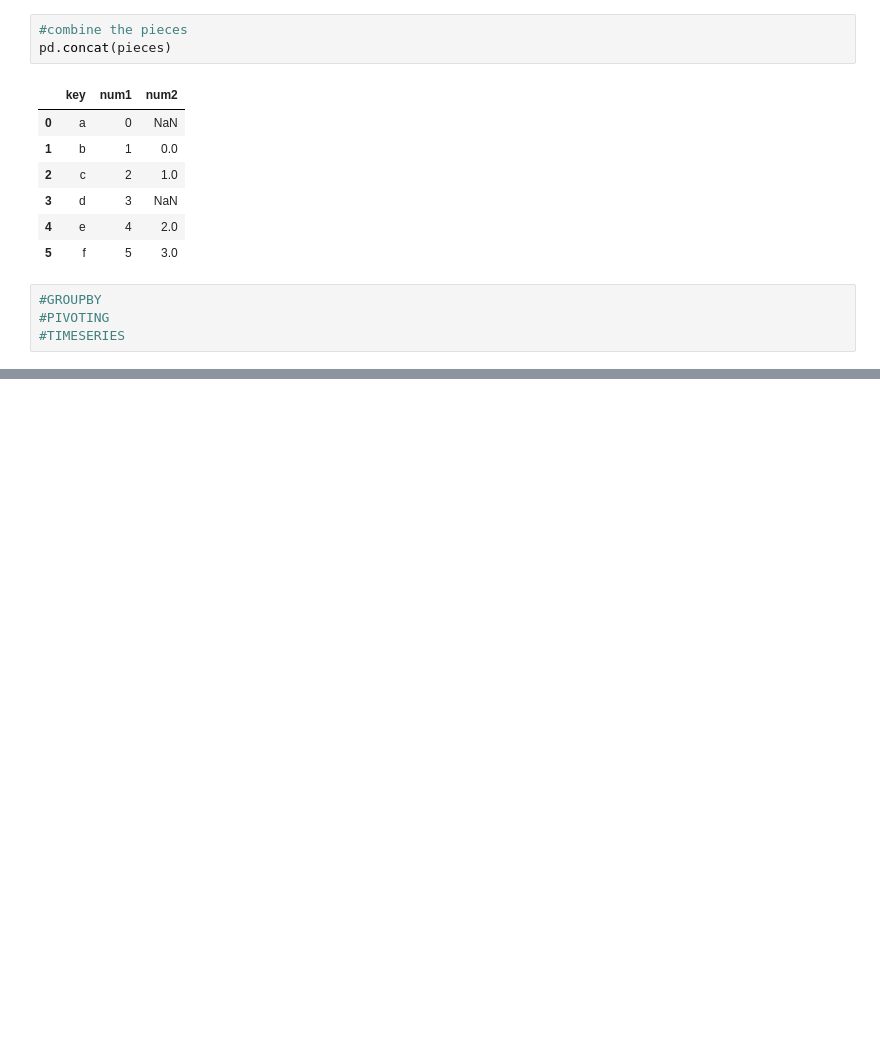
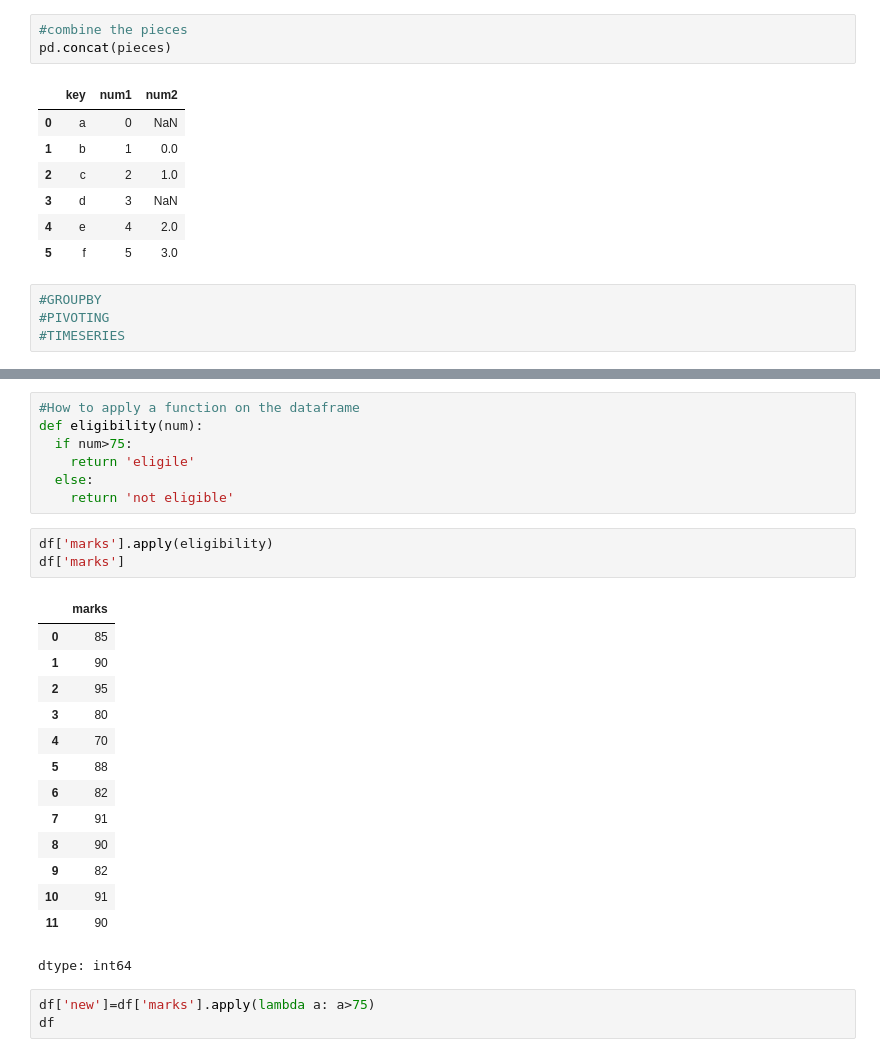
Before and after one commit to Srikanth-9492/My_python_notebook, a Jupyter notebook: Pandas_notebook.ipynb, the cells around one changed output, grey strips where cells are left out. Drawn from its saved outputs; the diff is of its cells as text; blank space fills up the shorter version.

```diff
--- a/Pandas_notebook.ipynb
+++ b/Pandas_notebook.ipynb
@@ -1103,0 +1247,28 @@ pd.concat(pieces)
+# %%
+#How to apply a function on the dataframe
+def eligibility(num):
+  if num>75:
+    return 'eligile'
+  else:
+    return 'not eligible'
+# %%
+df['marks'].apply(eligibility)
+df['marks']
+# %% [output]
+|  | marks |
+| 0 | 85 |
+| 1 | 90 |
+| 2 | 95 |
+| 3 | 80 |
+| 4 | 70 |
+| 5 | 88 |
+| 6 | 82 |
+| 7 | 91 |
+| 8 | 90 |
+| 9 | 82 |
+| 10 | 91 |
+| 11 | 90 |
+dtype: int64
+# %%
+df['new']=df['marks'].apply(lambda a: a>75)
+df
```
Also changed, not shown: parts of 24 cells of this notebook.
